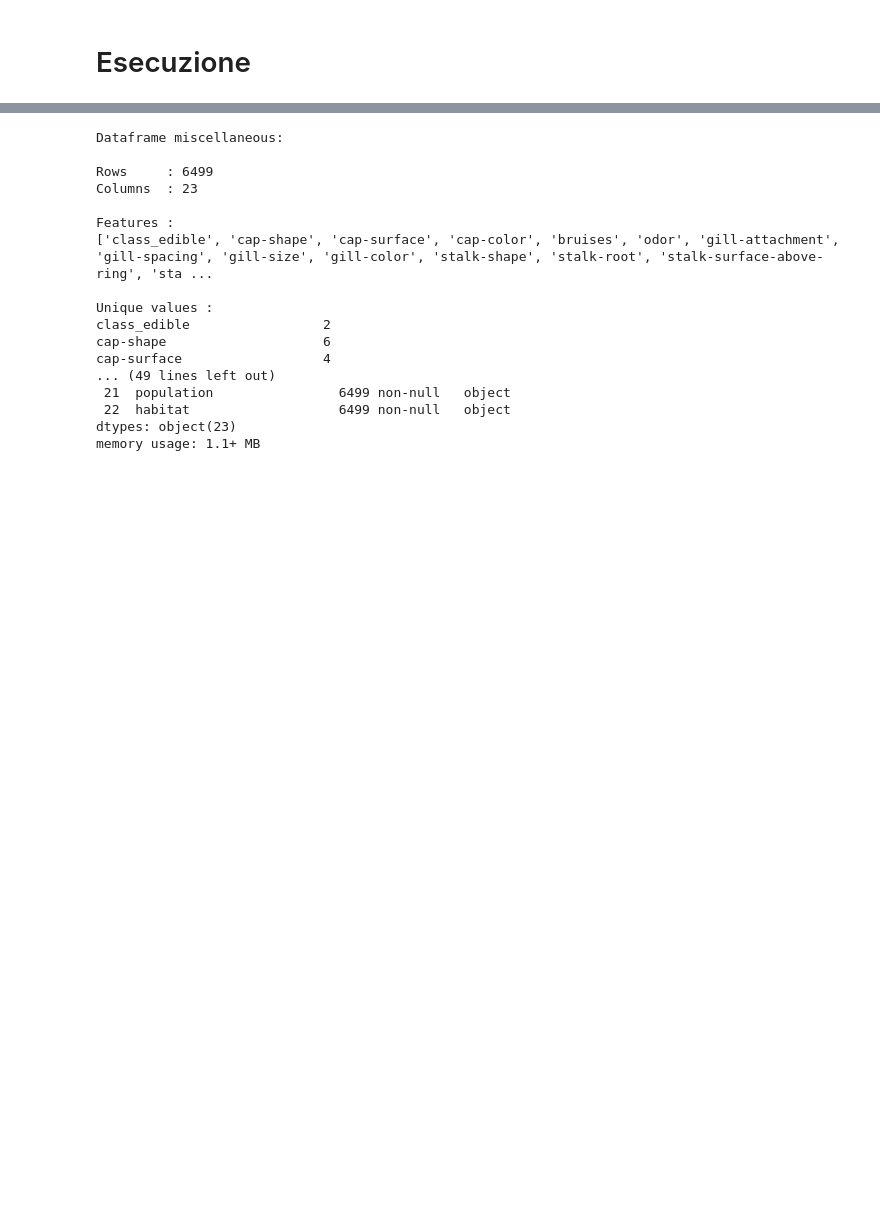
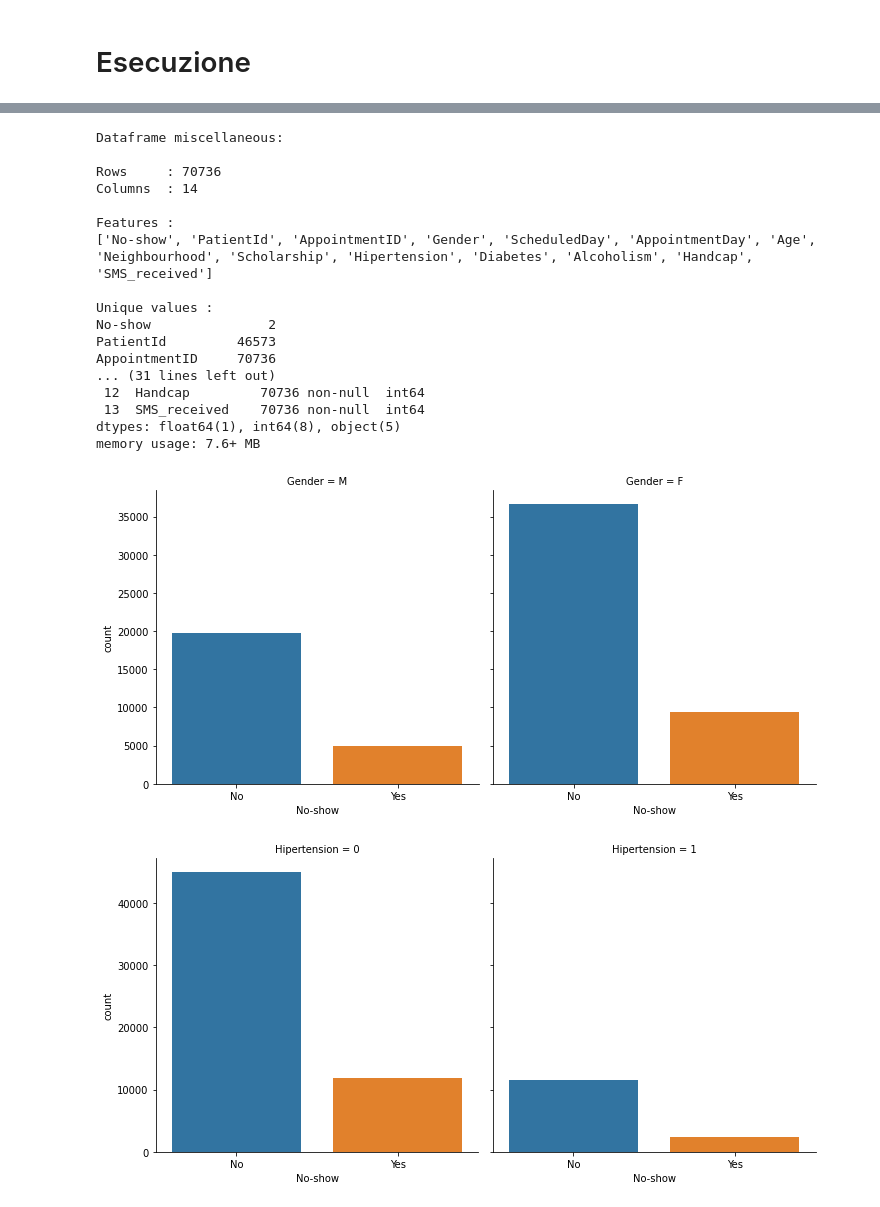
Before and after one commit to DunkleCat/ia-esame, a Jupyter notebook: training.ipynb, the cells around one changed output, grey strips where cells are left out. Drawn from its saved outputs; the diff is of its cells as text; code cells hidden in the pictures; blank space fills up the shorter version.

```diff
--- a/training.ipynb
+++ b/training.ipynb
@@ -230,43 +219,50 @@ nan_list = [
             "unknown"
 ] # All the ways a nan element appears inside the dataframe
 
 feature_list = [
-
+                "Gender",
+                "Hipertension",
+                "Diabetes",
+                "Alcoholism",
+                "Handcap",
+                "SMS_received"
 ] # All the useful features to plot
 
-feature_target = ""
+feature_target = "No-show"
 
 ################################################################################
 
 ## EXECUTION ###################################################################
 
 # TODO Investigare l'utilizzo di map che ritorna valori _o_
 #      substitute che agisce in utomatico senza a = a.sub(b)
 
 # Clean the dataframe from nan values
 dataframe_train = normalize_nan(dataframe_train, nan_list)
 dataframe_test = normalize_nan(dataframe_test, nan_list)
 
 # Print dataframe's infographic
 print_infos(dataframe_train)
 print_feature_plots(dataframe_train, feature_list, feature_target)
 
 ################################################################################
 # %% [output]
 Dataframe miscellaneous:
 
-Rows     : 6499
-Columns  : 23
+Rows     : 70736
+Columns  : 14
 
 Features :
-['class_edible', 'cap-shape', 'cap-surface', 'cap-color', 'bruises', 'odor', 'gill-attachment', 'gill-spacing', 'gill-size', 'gill-color', 'stalk-shape', 'stalk-root', 'stalk-surface-above-ring', 'sta ...
+['No-show', 'PatientId', 'AppointmentID', 'Gender', 'ScheduledDay', 'AppointmentDay', 'Age', 'Neighbourhood', 'Scholarship', 'Hipertension', 'Diabetes', 'Alcoholism', 'Handcap', 'SMS_received']
 
 Unique values :
-class_edible                 2
-cap-shape                    6
-cap-surface                  4
-... (49 lines left out)
- 21  population                6499 non-null   object
- 22  habitat                   6499 non-null   object
-dtypes: object(23)
-memory usage: 1.1+ MB
+No-show               2
+PatientId         46573
+AppointmentID     70736
+... (31 lines left out)
+ 12  Handcap         70736 non-null  int64
+ 13  SMS_received    70736 non-null  int64
+dtypes: float64(1), int64(8), object(5)
+memory usage: 7.6+ MB
+[figure, added]
+[figure, added]
```
Also changed, not shown: parts of 8 cells of this notebook.
